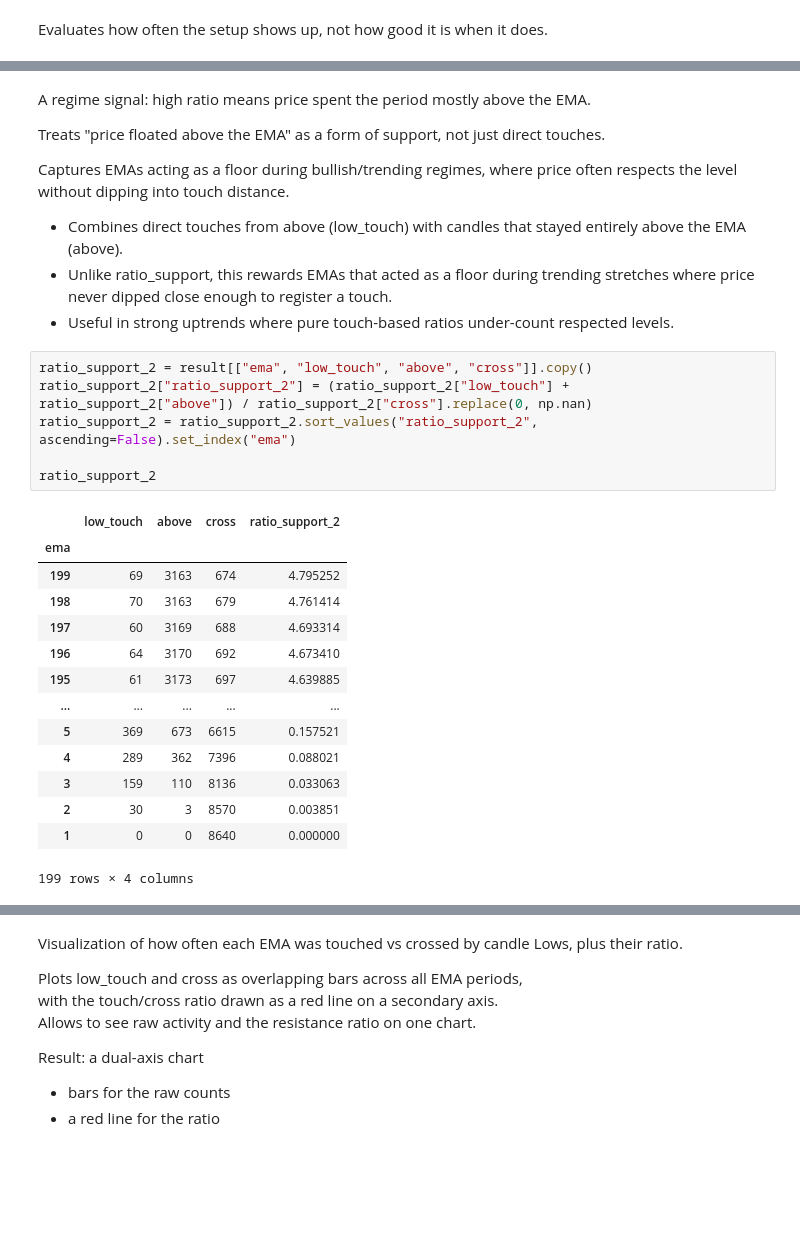
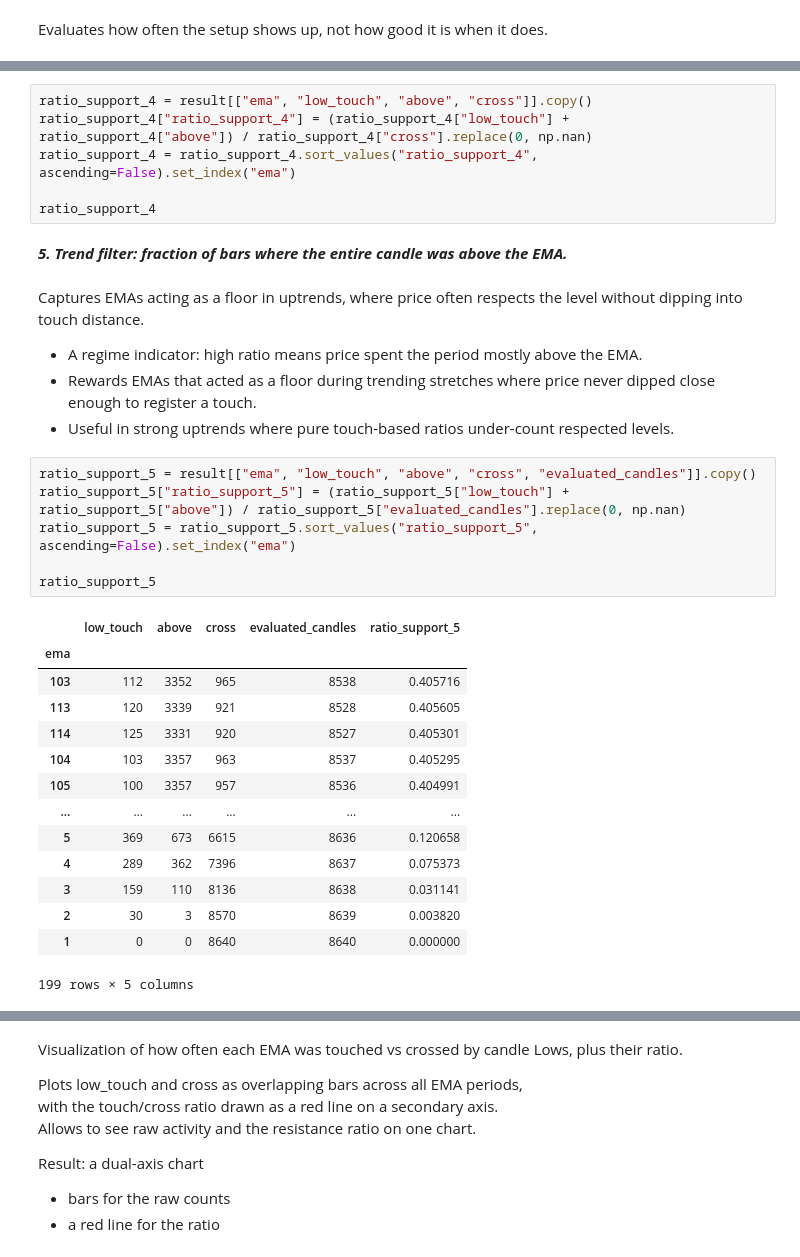
Before and after one commit to Galina-Makarchuk/ema_analysis, a Jupyter notebook: ema_analysis.ipynb, the cells around one changed output, grey strips where cells are left out. Cells and saved outputs as stored; diff of their text form; blank space fills up the shorter version.

```diff
--- a/ema_analysis.ipynb
+++ b/ema_analysis.ipynb
@@ -520,31 +680,35 @@ __What's the trend bias around this EMA?__
+# %%
+ratio_support_4 = result[["ema", "low_touch", "above", "cross"]].copy()
+ratio_support_4["ratio_support_4"] = (ratio_support_4["low_touch"] + ratio_support_4["above"]) / ratio_support_4["cross"].replace(0, np.nan)
+ratio_support_4 = ratio_support_4.sort_values("ratio_support_4", ascending=False).set_index("ema")
+
+ratio_support_4
+# %% [markdown]
+__*5. Trend filter: fraction of bars where the entire candle was above the EMA.*__
 # %% [markdown]
-A regime signal: high ratio means price spent the period mostly above the EMA.
+Captures EMAs acting as a floor in uptrends, where price often respects the level without dipping into touch distance.
 
-Treats "price floated above the EMA" as a form of support, not just direct touches.
-
-Captures EMAs acting as a floor during bullish/trending regimes, where price often respects the level without dipping into touch distance.
-
-- Combines direct touches from above (low_touch) with candles that stayed entirely above the EMA (above).
-- Unlike ratio_support, this rewards EMAs that acted as a floor during trending stretches where price never dipped close enough to register a touch.
+- A regime indicator: high ratio means price spent the period mostly above the EMA.
+- Rewards EMAs that acted as a floor during trending stretches where price never dipped close enough to register a touch.
 - Useful in strong uptrends where pure touch-based ratios under-count respected levels.
 # %%
-ratio_support_2 = result[["ema", "low_touch", "above", "cross"]].copy()
-ratio_support_2["ratio_support_2"] = (ratio_support_2["low_touch"] + ratio_support_2["above"]) / ratio_support_2["cross"].replace(0, np.nan)
-ratio_support_2 = ratio_support_2.sort_values("ratio_support_2", ascending=False).set_index("ema")
+ratio_support_5 = result[["ema", "low_touch", "above", "cross", "evaluated_candles"]].copy()
+ratio_support_5["ratio_support_5"] = (ratio_support_5["low_touch"] + ratio_support_5["above"]) / ratio_support_5["evaluated_candles"].replace(0, np.nan)
+ratio_support_5 = ratio_support_5.sort_values("ratio_support_5", ascending=False).set_index("ema")
 
-ratio_support_2
+ratio_support_5
 # %% [output]
-|  | low_touch | above | cross | ratio_support_2 |
-| ema |  |  |  |  |
-| 199 | 69 | 3163 | 674 | 4.795252 |
-| 198 | 70 | 3163 | 679 | 4.761414 |
-| 197 | 60 | 3169 | 688 | 4.693314 |
-| 196 | 64 | 3170 | 692 | 4.673410 |
-| 195 | 61 | 3173 | 697 | 4.639885 |
-| ... | ... | ... | ... | ... |
-| 5 | 369 | 673 | 6615 | 0.157521 |
-| 4 | 289 | 362 | 7396 | 0.088021 |
-| 3 | 159 | 110 | 8136 | 0.033063 |
-| 2 | 30 | 3 | 8570 | 0.003851 |
-| 1 | 0 | 0 | 8640 | 0.000000 |
+|  | low_touch | above | cross | evaluated_candles | ratio_support_5 |
+| ema |  |  |  |  |  |
+| 103 | 112 | 3352 | 965 | 8538 | 0.405716 |
+| 113 | 120 | 3339 | 921 | 8528 | 0.405605 |
+| 114 | 125 | 3331 | 920 | 8527 | 0.405301 |
+| 104 | 103 | 3357 | 963 | 8537 | 0.405295 |
+| 105 | 100 | 3357 | 957 | 8536 | 0.404991 |
+| ... | ... | ... | ... | ... | ... |
+| 5 | 369 | 673 | 6615 | 8636 | 0.120658 |
+| 4 | 289 | 362 | 7396 | 8637 | 0.075373 |
+| 3 | 159 | 110 | 8136 | 8638 | 0.031141 |
+| 2 | 30 | 3 | 8570 | 8639 | 0.003820 |
+| 1 | 0 | 0 | 8640 | 8640 | 0.000000 |
-199 rows × 4 columns
+199 rows × 5 columns
```
Also changed, not shown: parts of 54 cells of this notebook.
